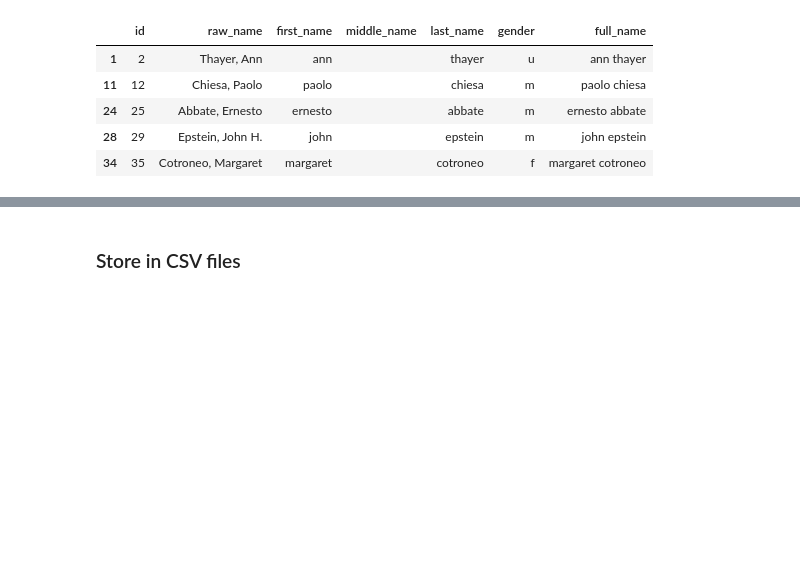
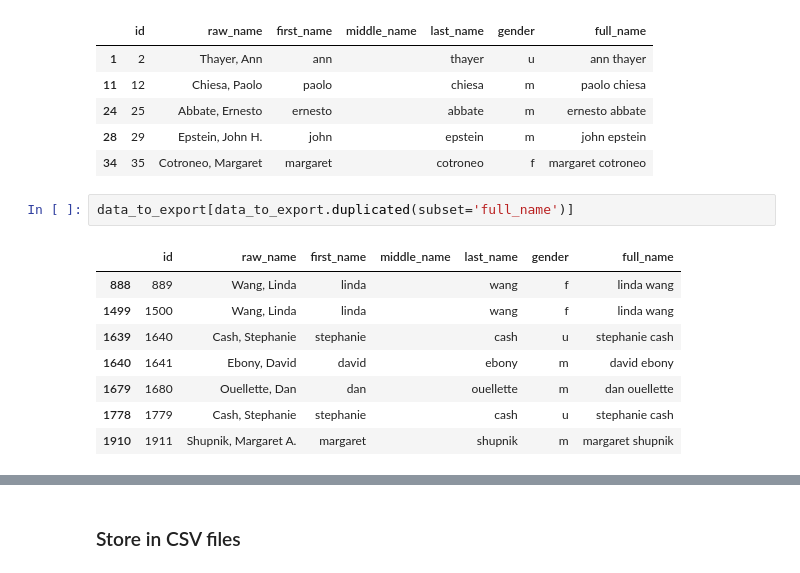
Before and after one commit to GenderGapSTEM-PublicationAnalysis/name_gender_inference, a Jupyter notebook: test_data/raw_data/Prepare_test_data_from_genderizeR_paper.ipynb, the cells around one changed output, grey strips where cells are left out. Cells and saved outputs as stored; diff of their text form; blank space fills up the shorter version.

```diff
--- a/test_data/raw_data/Prepare_test_data_from_genderizeR_paper.ipynb
+++ b/test_data/raw_data/Prepare_test_data_from_genderizeR_paper.ipynb
@@ -116,3 +115,14 @@ data_to_export.head()
 | 24 | 25 | Abbate, Ernesto | ernesto |  | abbate | m | ernesto abbate |
 | 28 | 29 | Epstein, John H. | john |  | epstein | m | john epstein |
 | 34 | 35 | Cotroneo, Margaret | margaret |  | cotroneo | f | margaret cotroneo |
+# %%
+data_to_export[data_to_export.duplicated(subset='full_name')]
+# %% [output]
+|  | id | raw_name | first_name | middle_name | last_name | gender | full_name |
+| 888 | 889 | Wang, Linda | linda |  | wang | f | linda wang |
+| 1499 | 1500 | Wang, Linda | linda |  | wang | f | linda wang |
+| 1639 | 1640 | Cash, Stephanie | stephanie |  | cash | u | stephanie cash |
+| 1640 | 1641 | Ebony, David | david |  | ebony | m | david ebony |
+| 1679 | 1680 | Ouellette, Dan | dan |  | ouellette | m | dan ouellette |
+| 1778 | 1779 | Cash, Stephanie | stephanie |  | cash | u | stephanie cash |
+| 1910 | 1911 | Shupnik, Margaret A. | margaret |  | shupnik | m | margaret shupnik |
```
Also changed, not shown: parts of 30 cells of this notebook, 4 other files.
